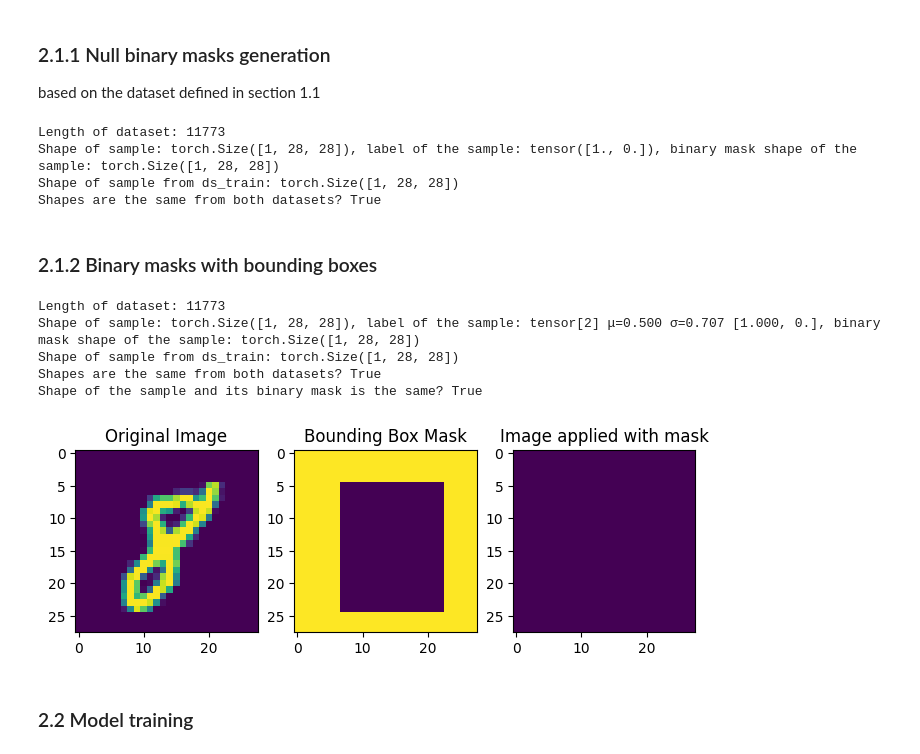
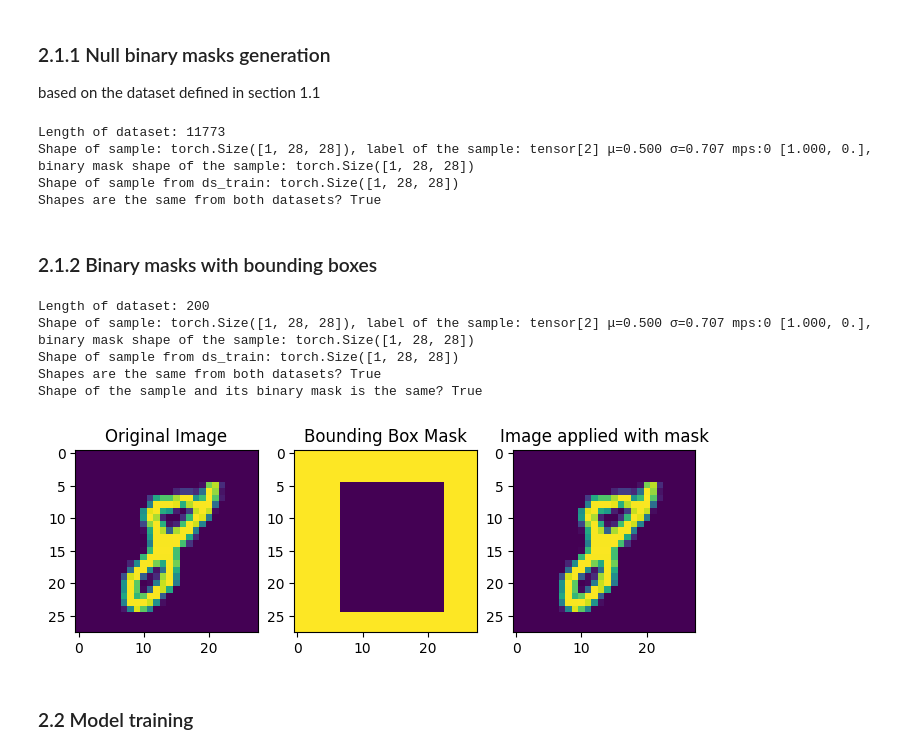
Before and after one commit to zlochina/xil-research-modification, a Jupyter notebook: src/xil_research_modification/experiments/08_MNIST.ipynb, the cells around one changed output. Drawn from its saved outputs; the diff is of its cells as text; code cells hidden in the pictures.

```diff
--- a/src/xil_research_modification/experiments/08_MNIST.ipynb
+++ b/src/xil_research_modification/experiments/08_MNIST.ipynb
@@ -22,6 +22,7 @@ import torch
 import torchvision.transforms.functional as torchvisionF
 
 num_classes = 2
+device = XILUtils.define_device()
 
 transform_func_device = Lambda(lambda i: torchvisionF.to_tensor(i).to(device=device))
 ds_train = tds.MNIST(
@@ -41,7 +42,7 @@ ds_test = tds.MNIST(
     # target_transform=Lambda(lambda y: torch.zeros(2, dtype=torch.float).scatter_(0, torch.tensor(0 if y == 0 else 1 if y == 8 else 2), value=1))
 )
 
-train_dataset_length = -1
+train_dataset_length = 200
 
 labels = [0, 8]
 train_indices = [i for i, (_, label) in enumerate(ds_train) if label in labels][:train_dataset_length]
@@ -74,10 +75,10 @@ zeros = []
 eights = []
 example_dataloader = torch.utils.data.DataLoader(ds_train, batch_size=1, shuffle=True)
 for i, (X, y) in enumerate(example_dataloader):
-    X = torch.flatten(X, 0, 2)
-    if all(y[0] == label_translation["zero"]) and len(zeros) != 3:
+    X = torch.flatten(X, 0, 2).cpu()
+    if all(y[0].cpu() == label_translation["zero"]) and len(zeros) != 3:
         zeros.append(X)
-    elif all(y[0] == label_translation["eight"]) and len(eights) != 3:
+    elif all(y[0].cpu() == label_translation["eight"]) and len(eights) != 3:
         eights.append(X)
 
     if len(zeros) == 3 and len(eights) == 3:
@@ -400,7 +401,7 @@ Note on Binary masks. Ones should be in the region Annotator thinks to be the **
 ### 2.1.1 Null binary masks generation
 based on the dataset defined in section 1.1
 # %%
-from src.rrr_dataset import RRRDataset
+from src.xil_research_modification.rrr_dataset import RRRDataset
 from torch.utils.data import DataLoader
 train_dataloader_1 = DataLoader(ds_train)
 rrr_data = list()
@@ -436,7 +437,7 @@ rrr_ds_test = RRRDataset(rrr_data_test, rrr_labels_test, rrr_binary_masks_test)
 del rrr_labels, rrr_data, rrr_binary_masks
 # %% [output]
 Length of dataset: 11773
-Shape of sample: torch.Size([1, 28, 28]), label of the sample: tensor([1., 0.]), binary mask shape of the sample: torch.Size([1, 28, 28])
+Shape of sample: torch.Size([1, 28, 28]), label of the sample: tensor[2] μ=0.500 σ=0.707 mps:0 [1.000, 0.], binary mask shape of the sample: torch.Size([1, 28, 28])
 Shape of sample from ds_train: torch.Size([1, 28, 28])
 Shapes are the same from both datasets? True
 # %% [markdown]
@@ -445,7 +446,7 @@ Shapes are the same from both datasets? True
 import numpy as np
 def create_bounding_box_mask(image):
     # Convert the image to a numpy array
-    image_np = image.squeeze().numpy()
+    image_np = image.squeeze().cpu().numpy()
 
     # Find the non-zero pixels
     rows = np.any(image_np, axis=1)
@@ -460,7 +461,7 @@ def create_bounding_box_mask(image):
     return torch.tensor(mask)
 
 
-from src.rrr_dataset import RRRDataset
+from src.xil_research_modification.rrr_dataset import RRRDataset
 from torch.utils.data import DataLoader
 train_dataloader_1 = DataLoader(ds_train)
 rrr_data = list()
@@ -496,36 +497,37 @@ rrr_ds_test = RRRDataset(rrr_data_test, rrr_labels_test, rrr_binary_masks_test)
 
 del rrr_labels, rrr_data, rrr_binary_masks
 # %% [output]
-Length of dataset: 11773
-Shape of sample: torch.Size([1, 28, 28]), label of the sample: tensor[2] μ=0.500 σ=0.707 [1.000, 0.], binary mask shape of the sample: torch.Size([1, 28, 28])
+Length of dataset: 200
+Shape of sample: torch.Size([1, 28, 28]), label of the sample: tensor[2] μ=0.500 σ=0.707 mps:0 [1.000, 0.], binary mask shape of the sample: torch.Size([1, 28, 28])
 Shape of sample from ds_train: torch.Size([1, 28, 28])
 Shapes are the same from both datasets? True
 Shape of the sample and its binary mask is the same? True
 # %%
 idx = 1
 for i, (image, _, mask) in enumerate(rrr_ds_train):
     if i != idx:
         continue
-    image = image.squeeze(0)
-    mask = mask.squeeze(0)
+    image = image.squeeze(0).cpu()
+    mask = mask.squeeze(0).cpu()
     # Visualize the original image and the mask
     plt.figure(figsize=(8, 4))
     plt.subplot(1, 3, 1)
     plt.title("Original Image")
     plt.imshow(image, cmap='viridis')
 
     plt.subplot(1, 3, 2)
     plt.title("Bounding Box Mask")
     plt.imshow(mask, cmap='viridis')
 
     plt.subplot(1, 3, 3)
     plt.title("Image applied with mask")
-    plt.imshow(image * mask)
+    tmp = torch.where(mask.to(dtype=torch.bool), 0, image)
+    plt.imshow(tmp)
 
     plt.show()
     break  # Remove this break if you want to process more images
 # %% [output]
-[figure, old version]
+[figure, new version]
 # %% [markdown]
 ### 2.2 Model training
 # %%
```
Also changed, not shown: parts of 13 cells of this notebook, 1 other file.
